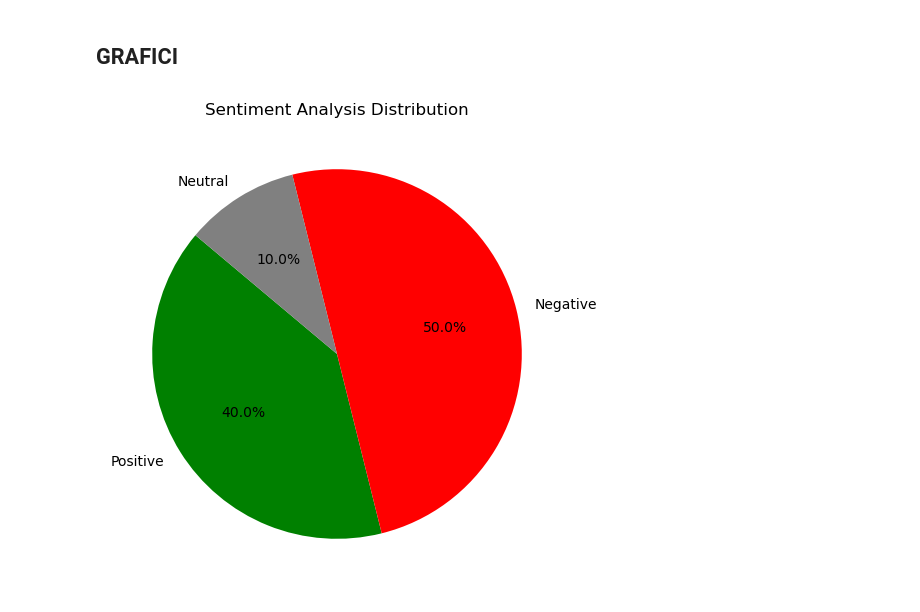
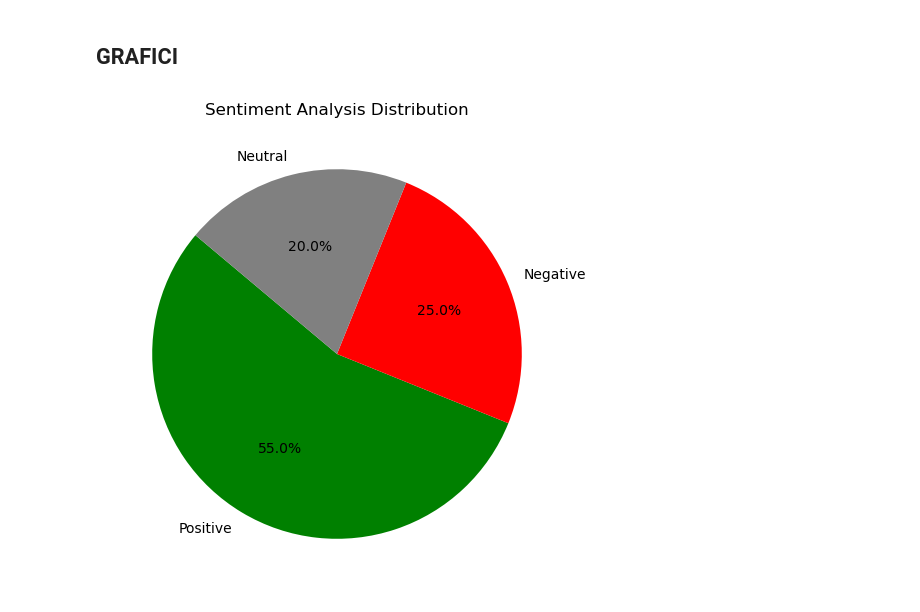
Before and after one commit to martiFabia/CineSense, a Jupyter notebook: gemini.ipynb, the cells around one changed output. Saved outputs shown, nothing was run; the diff lists cells and outputs as text; code cells hidden in the pictures.

```diff
--- a/gemini.ipynb
+++ b/gemini.ipynb
@@ -730,13 +731,13 @@ Analisi completata e salvata in 'output_Comedy.txt'
 # %%
 
 # Dati della Sentiment Analysis
 sentiments = ["Positive", "Negative", "Neutral"]
-percentages = [40, 50, 10]
+percentages = [55, 25, 20]
 
 # Creazione del Pie Chart
 plt.figure(figsize=(6, 6))
 plt.pie(percentages, labels=sentiments, autopct='%1.1f%%', colors=['green', 'red', 'gray'], startangle=140)
 plt.title("Sentiment Analysis Distribution")
 plt.show()
 # %% [output]
-[figure, old version]
+[figure, new version]
```
Also changed, not shown: parts of 5 cells of this notebook, 2 other files.
